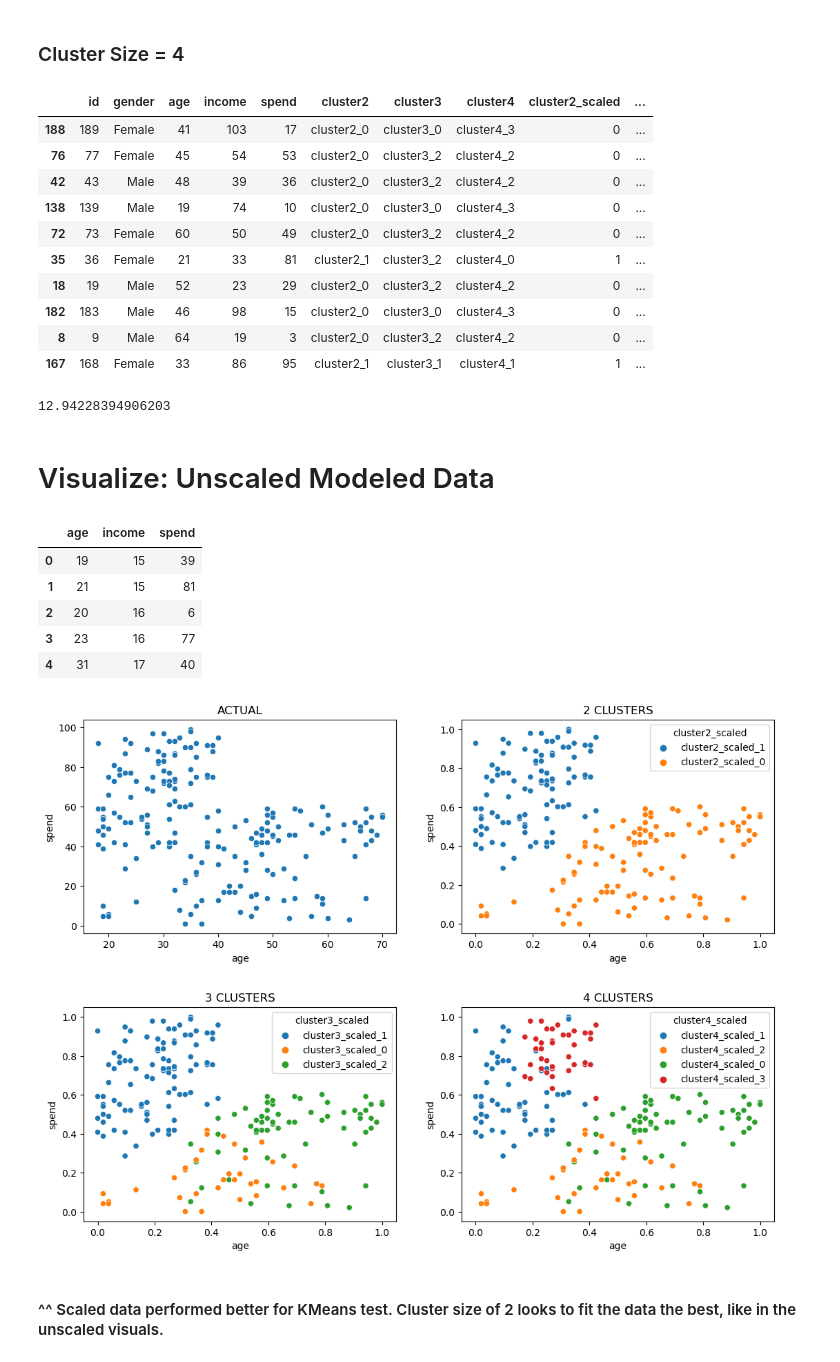
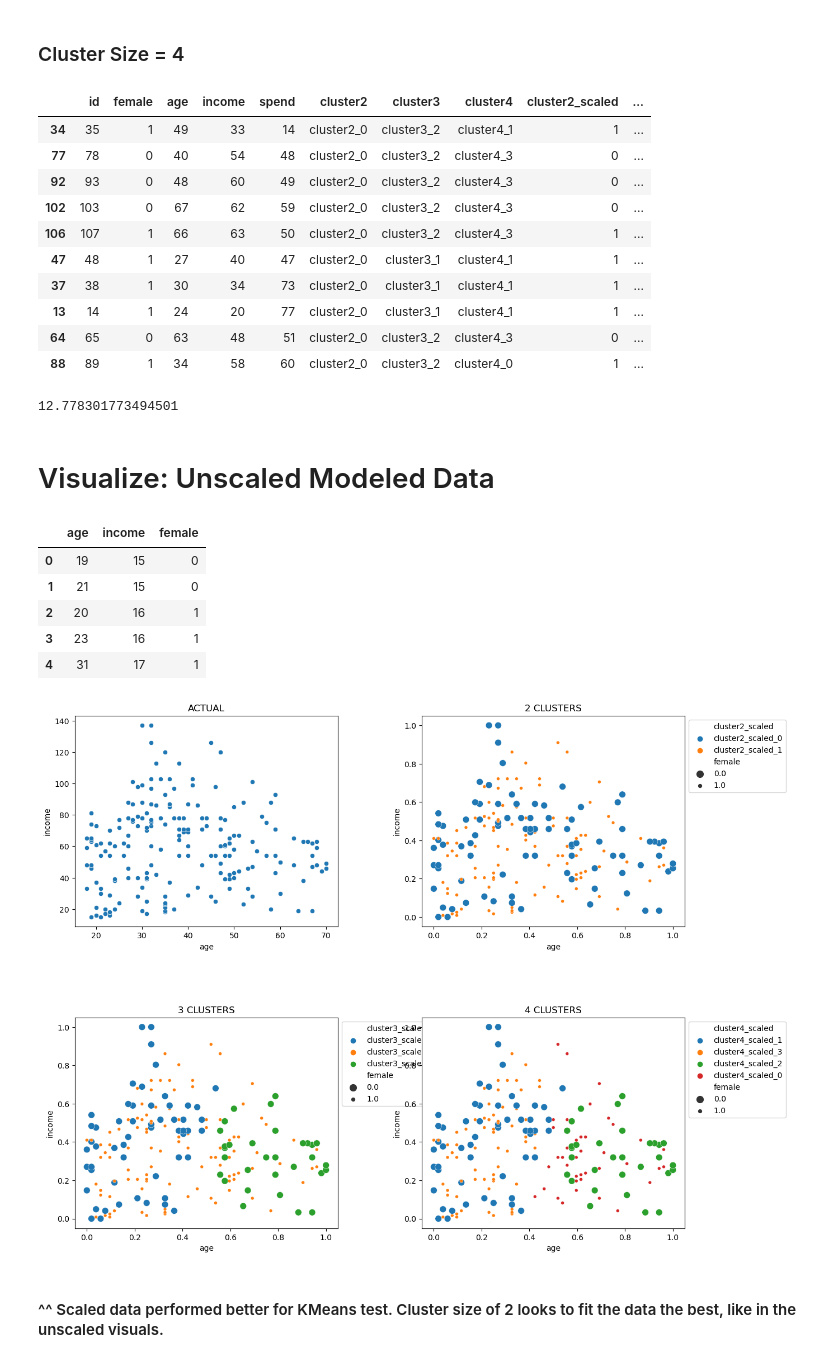
Before and after one commit to lewisalexia/clustering-exercises, a Jupyter notebook: modeling.ipynb, the cells around one changed output. Drawn from its saved outputs; the diff is of its cells as text; code cells hidden in the pictures.

Commit message:
clustering exercises

```diff
--- a/modeling.ipynb
+++ b/modeling.ipynb
@@ -345,5 +345,6 @@ memory usage: 9.4+ KB
 # %%
 # rename some columns
 df = df.rename(columns={'customer_id':'id', 'annual_income':'income', 'spending_score':'spend'})
+df = df.replace({'gender':{'Male':0, 'Female':1}}).rename(columns={'gender':'female'})
 df.head()
 # %% [output]
@@ -356,5 +357,5 @@ df.head()
 # %%
 # assign variables to go in as df
-X = df[['age', 'income', 'spend']]
+X = df[['age', 'income', 'female']]
 X.head()
 # %% [output]
@@ -530,6 +531,6 @@ plt.show()
 * 3 Features
 # %%
 # assign variables to go in as df_scaled
-X = df[['age', 'income', 'spend']]
+X = df[['age', 'income', 'female']]
 X.head()
 # %% [output]
@@ -664,32 +665,32 @@ X_scaled['cluster4_scaled'] = pred4
 
 df.sample(10)
 # %% [output]
-|  | id | gender | age | income | spend | cluster2 | cluster3 | cluster4 | cluster2_scaled | ... |
-| 188 | 189 | Female | 41 | 103 | 17 | cluster2_0 | cluster3_0 | cluster4_3 | 0 | ... |
-| 76 | 77 | Female | 45 | 54 | 53 | cluster2_0 | cluster3_2 | cluster4_2 | 0 | ... |
-| 42 | 43 | Male | 48 | 39 | 36 | cluster2_0 | cluster3_2 | cluster4_2 | 0 | ... |
-| 138 | 139 | Male | 19 | 74 | 10 | cluster2_0 | cluster3_0 | cluster4_3 | 0 | ... |
-| 72 | 73 | Female | 60 | 50 | 49 | cluster2_0 | cluster3_2 | cluster4_2 | 0 | ... |
-| 35 | 36 | Female | 21 | 33 | 81 | cluster2_1 | cluster3_2 | cluster4_0 | 1 | ... |
-| 18 | 19 | Male | 52 | 23 | 29 | cluster2_0 | cluster3_2 | cluster4_2 | 0 | ... |
-| 182 | 183 | Male | 46 | 98 | 15 | cluster2_0 | cluster3_0 | cluster4_3 | 0 | ... |
-| 8 | 9 | Male | 64 | 19 | 3 | cluster2_0 | cluster3_2 | cluster4_2 | 0 | ... |
-| 167 | 168 | Female | 33 | 86 | 95 | cluster2_1 | cluster3_1 | cluster4_1 | 1 | ... |
+|  | id | female | age | income | spend | cluster2 | cluster3 | cluster4 | cluster2_scaled | ... |
+| 34 | 35 | 1 | 49 | 33 | 14 | cluster2_0 | cluster3_2 | cluster4_1 | 1 | ... |
+| 77 | 78 | 0 | 40 | 54 | 48 | cluster2_0 | cluster3_2 | cluster4_3 | 0 | ... |
+| 92 | 93 | 0 | 48 | 60 | 49 | cluster2_0 | cluster3_2 | cluster4_3 | 0 | ... |
+| 102 | 103 | 0 | 67 | 62 | 59 | cluster2_0 | cluster3_2 | cluster4_3 | 0 | ... |
+| 106 | 107 | 1 | 66 | 63 | 50 | cluster2_0 | cluster3_2 | cluster4_3 | 1 | ... |
+| 47 | 48 | 1 | 27 | 40 | 47 | cluster2_0 | cluster3_1 | cluster4_1 | 1 | ... |
+| 37 | 38 | 1 | 30 | 34 | 73 | cluster2_0 | cluster3_1 | cluster4_1 | 1 | ... |
+| 13 | 14 | 1 | 24 | 20 | 77 | cluster2_0 | cluster3_1 | cluster4_1 | 1 | ... |
+| 64 | 65 | 0 | 63 | 48 | 51 | cluster2_0 | cluster3_2 | cluster4_3 | 0 | ... |
+| 88 | 89 | 1 | 34 | 58 | 60 | cluster2_0 | cluster3_2 | cluster4_0 | 1 | ... |
 # %%
 kmeans4.inertia_
 # %% [output]
-12.94228394906203
+12.778301773494501
 # %% [markdown]
 # Visualize: Unscaled Modeled Data
 # %%
 X.head()
 # %% [output]
-|  | age | income | spend |
-| 0 | 19 | 15 | 39 |
-| 1 | 21 | 15 | 81 |
-| 2 | 20 | 16 | 6 |
-| 3 | 23 | 16 | 77 |
-| 4 | 31 | 17 | 40 |
+|  | age | income | female |
+| 0 | 19 | 15 | 0 |
+| 1 | 21 | 15 | 0 |
+| 2 | 20 | 16 | 1 |
+| 3 | 23 | 16 | 1 |
+| 4 | 31 | 17 | 1 |
 # %%
 # clusters are numerical - change to object to plot
 
@@ -703,26 +704,29 @@ df['cluster4_scaled'] = 'cluster4_scaled_' + df.cluster4_scaled.astype(str)
 X_scaled['cluster4_scaled'] = 'cluster4_scaled_' + X_scaled.cluster4_scaled.astype(str)
 # %%
 # graphically
-plt.figure(figsize=(12, 9))
+plt.figure(figsize=(14, 12))
 
 plt.subplot(221)
-plt.tight_layout(pad=6)
-sns.scatterplot(data=df, x='age', y='spend')
+plt.tight_layout(pad=10)
+sns.scatterplot(data=df, x='age', y='income')
 plt.title('ACTUAL')
 
 plt.subplot(222)
-sns.scatterplot(data=X_scaled, x='age', y='spend', hue='cluster2_scaled')
+sns.scatterplot(data=X_scaled, x='age', y='income', hue='cluster2_scaled', size='female')
 plt.title('2 CLUSTERS')
+plt.legend(bbox_to_anchor=(1, 1), loc='upper left');
 
 plt.subplot(223)
-sns.scatterplot(data=X_scaled, x='age', y='spend', hue='cluster3_scaled')
+sns.scatterplot(data=X_scaled, x='age', y='income', hue='cluster3_scaled', size='female')
 plt.title('3 CLUSTERS')
+plt.legend(bbox_to_anchor=(1, 1), loc='upper left');
 
 plt.subplot(224)
-sns.scatterplot(data=X_scaled, x='age', y='spend', hue='cluster4_scaled')
+sns.scatterplot(data=X_scaled, x='age', y='income', hue='cluster4_scaled',  size='female')
 plt.title('4 CLUSTERS')
+plt.legend(bbox_to_anchor=(1, 1), loc='upper left')
 plt.show()
 # %% [output]
-[figure, old version]
+[figure, new version]
 # %% [markdown]
 #### ^^ Scaled data performed better for KMeans test. Cluster size of 2 looks to fit the data the best, like in the unscaled visuals.
```
Also changed, not shown: parts of 20 cells of this notebook.
